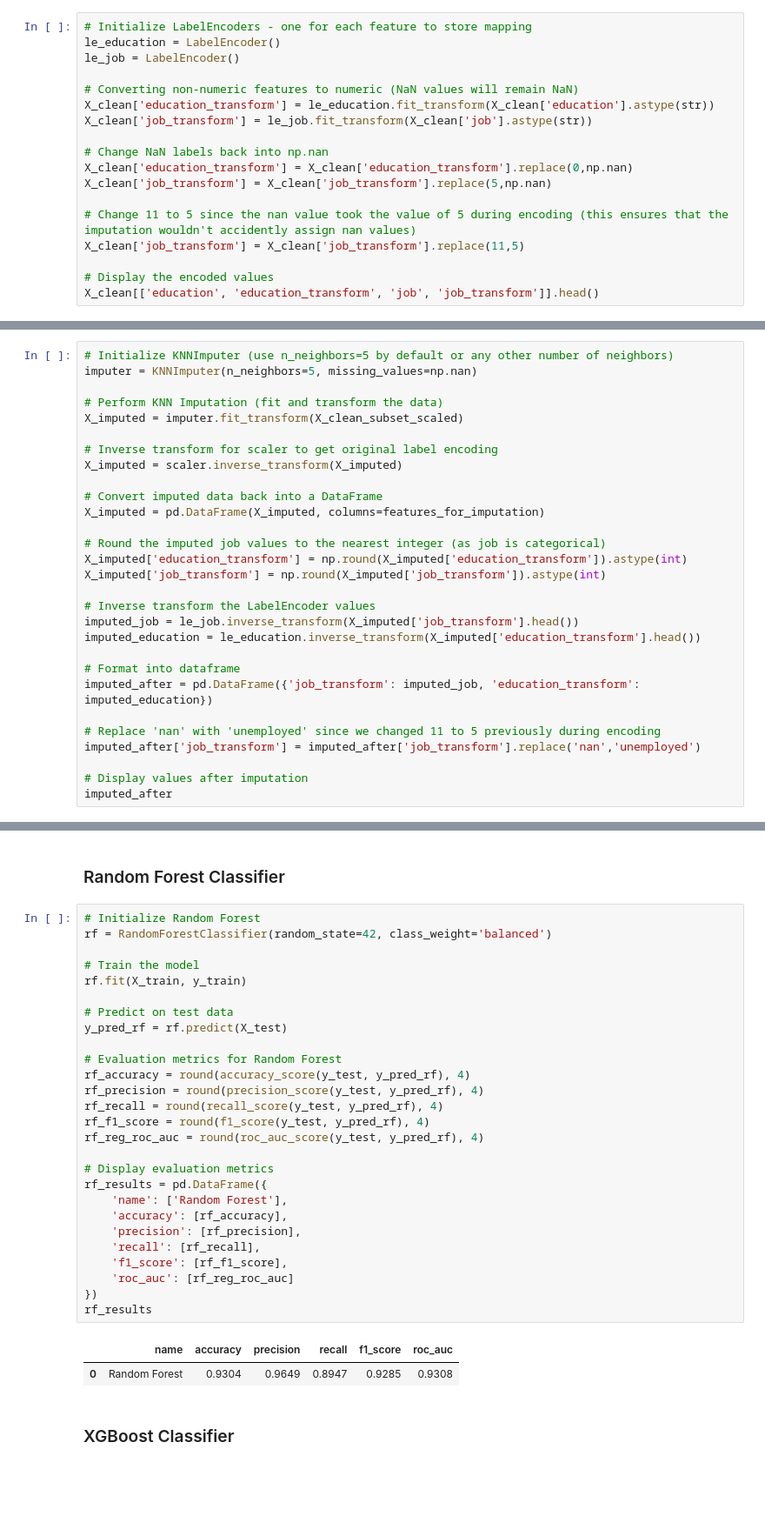
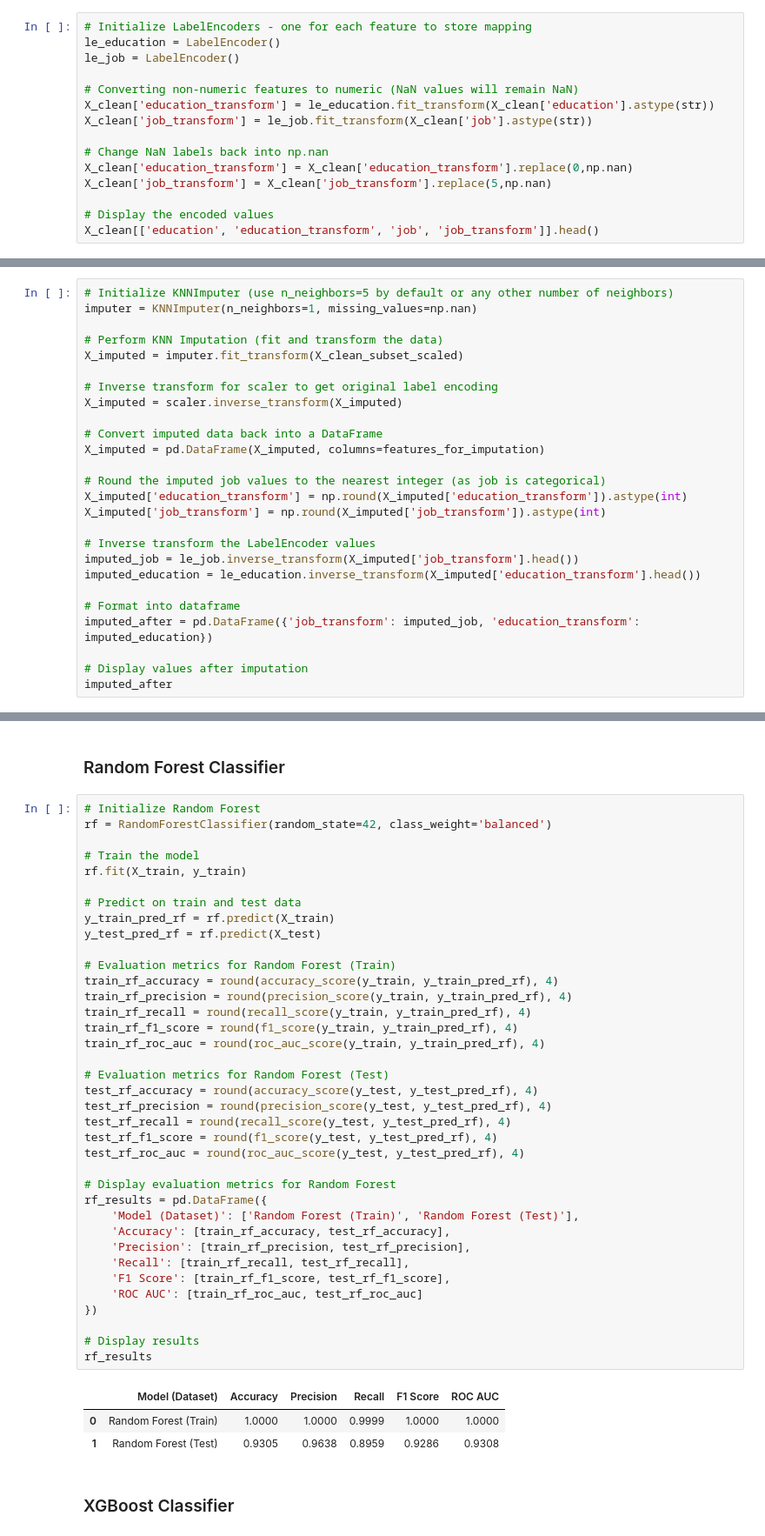
Before and after one commit to Aditya-k-23/Bank-Marketing, a Jupyter notebook: Analysis.ipynb, the cells around one changed output, grey strips where cells are left out. Shown at 87% size. Cells and saved outputs as stored; diff of their text form; blank space fills up the shorter version.

```diff
--- a/Analysis.ipynb
+++ b/Analysis.ipynb
@@ -227,9 +227,6 @@ X_clean['job_transform'] = le_job.fit_transform(X_clean['job'].astype(str))
 X_clean['education_transform'] = X_clean['education_transform'].replace(0,np.nan)
 X_clean['job_transform'] = X_clean['job_transform'].replace(5,np.nan)
 
-# Change 11 to 5 since the nan value took the value of 5 during encoding (this ensures that the imputation wouldn't accidently assign nan values)
-X_clean['job_transform'] = X_clean['job_transform'].replace(11,5)
-
 # Display the encoded values
 X_clean[['education', 'education_transform', 'job', 'job_transform']].head()
 # %% [output]
@@ -340,7 +337,7 @@ X[['job','education']].head()
 After:
 # %%
 # Initialize KNNImputer (use n_neighbors=5 by default or any other number of neighbors)
-imputer = KNNImputer(n_neighbors=5, missing_values=np.nan)
+imputer = KNNImputer(n_neighbors=1, missing_values=np.nan)
 
 # Perform KNN Imputation (fit and transform the data)
 X_imputed = imputer.fit_transform(X_clean_subset_scaled)
@@ -362,9 +359,6 @@ imputed_education = le_education.inverse_transform(X_imputed['education_transfor
 # Format into dataframe
 imputed_after = pd.DataFrame({'job_transform': imputed_job, 'education_transform': imputed_education})
 
-# Replace 'nan' with 'unemployed' since we changed 11 to 5 previously during encoding
-imputed_after['job_transform'] = imputed_after['job_transform'].replace('nan','unemployed')
-
 # Display values after imputation
 imputed_after
 # %% [output]
@@ -506,33 +511,44 @@ log_reg_results
 # %%
 # Initialize Random Forest
 rf = RandomForestClassifier(random_state=42, class_weight='balanced')
 
 # Train the model
 rf.fit(X_train, y_train)
 
-# Predict on test data
-y_pred_rf = rf.predict(X_test)
+# Predict on train and test data
+y_train_pred_rf = rf.predict(X_train)
+y_test_pred_rf = rf.predict(X_test)
 
-# Evaluation metrics for Random Forest
-rf_accuracy = round(accuracy_score(y_test, y_pred_rf), 4)
-rf_precision = round(precision_score(y_test, y_pred_rf), 4)
-rf_recall = round(recall_score(y_test, y_pred_rf), 4)
-rf_f1_score = round(f1_score(y_test, y_pred_rf), 4)
-rf_reg_roc_auc = round(roc_auc_score(y_test, y_pred_rf), 4)
+# Evaluation metrics for Random Forest (Train)
+train_rf_accuracy = round(accuracy_score(y_train, y_train_pred_rf), 4)
+train_rf_precision = round(precision_score(y_train, y_train_pred_rf), 4)
+train_rf_recall = round(recall_score(y_train, y_train_pred_rf), 4)
+train_rf_f1_score = round(f1_score(y_train, y_train_pred_rf), 4)
+train_rf_roc_auc = round(roc_auc_score(y_train, y_train_pred_rf), 4)
 
-# Display evaluation metrics
+# Evaluation metrics for Random Forest (Test)
+test_rf_accuracy = round(accuracy_score(y_test, y_test_pred_rf), 4)
+test_rf_precision = round(precision_score(y_test, y_test_pred_rf), 4)
+test_rf_recall = round(recall_score(y_test, y_test_pred_rf), 4)
+test_rf_f1_score = round(f1_score(y_test, y_test_pred_rf), 4)
+test_rf_roc_auc = round(roc_auc_score(y_test, y_test_pred_rf), 4)
+
+# Display evaluation metrics for Random Forest
 rf_results = pd.DataFrame({
-    'name': ['Random Forest'],
-    'accuracy': [rf_accuracy],
-    'precision': [rf_precision],
-    'recall': [rf_recall],
-    'f1_score': [rf_f1_score],
-    'roc_auc': [rf_reg_roc_auc]
+    'Model (Dataset)': ['Random Forest (Train)', 'Random Forest (Test)'],
+    'Accuracy': [train_rf_accuracy, test_rf_accuracy],
+    'Precision': [train_rf_precision, test_rf_precision],
+    'Recall': [train_rf_recall, test_rf_recall],
+    'F1 Score': [train_rf_f1_score, test_rf_f1_score],
+    'ROC AUC': [train_rf_roc_auc, test_rf_roc_auc]
 })
+
+# Display results
 rf_results
 # %% [output]
-|  | name | accuracy | precision | recall | f1_score | roc_auc |
-| 0 | Random Forest | 0.9304 | 0.9649 | 0.8947 | 0.9285 | 0.9308 |
+|  | Model (Dataset) | Accuracy | Precision | Recall | F1 Score | ROC AUC |
+| 0 | Random Forest (Train) | 1.0000 | 1.0000 | 0.9999 | 1.0000 | 1.0000 |
+| 1 | Random Forest (Test) | 0.9305 | 0.9638 | 0.8959 | 0.9286 | 0.9308 |
 # %% [markdown]
 ### XGBoost Classifier
 # %%
```
Also changed, not shown: parts of 10 cells of this notebook, 1 other file.
